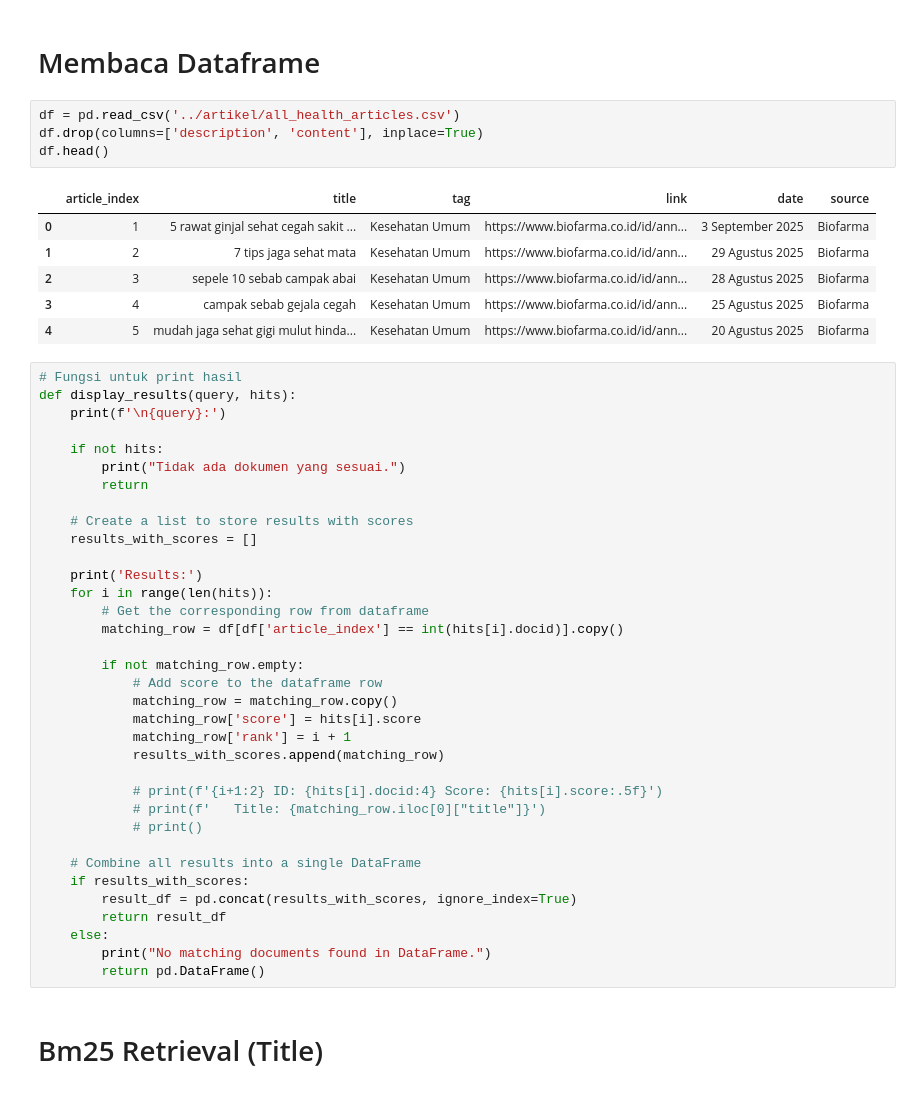
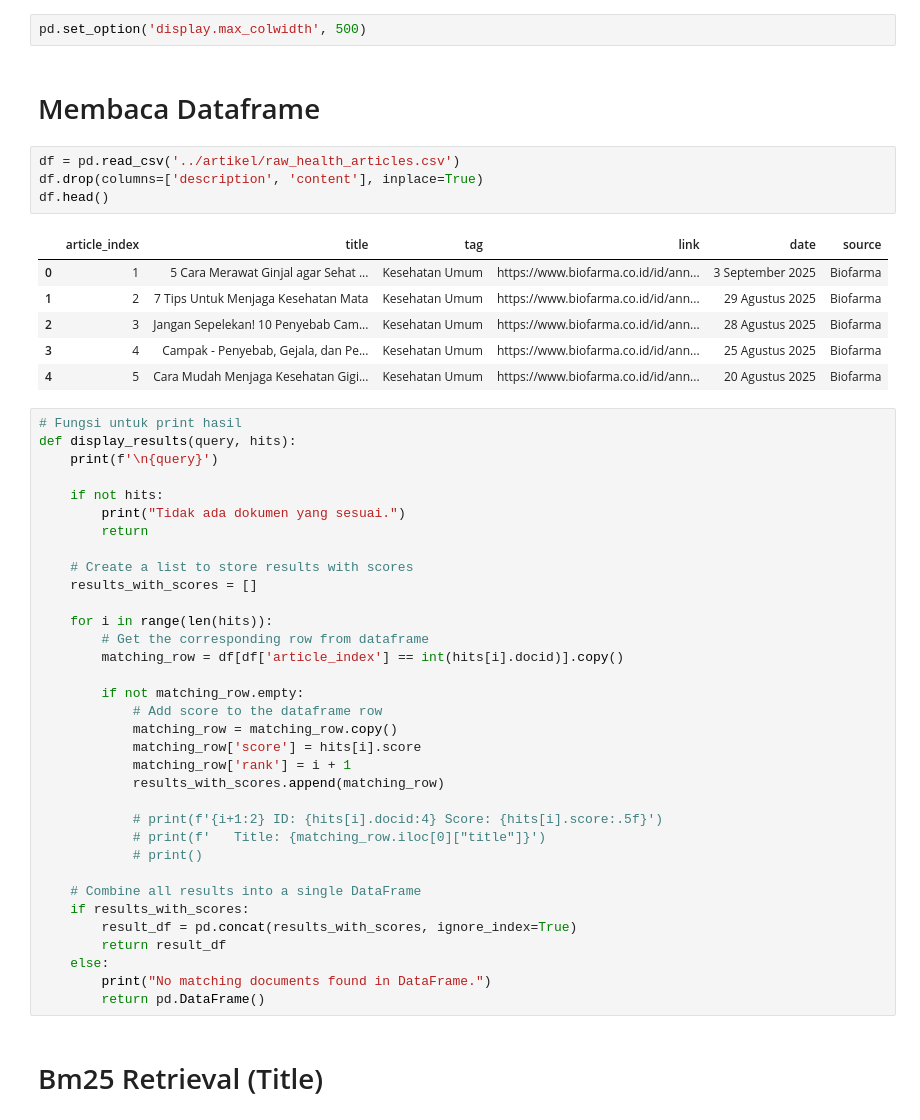
Before and after one commit to lituldust/information-retrieval-project, a Jupyter notebook: kueri/bm25retrieval.ipynb, the cells around one changed output. Cells and saved outputs as stored; diff of their text form.

```diff
--- a/kueri/bm25retrieval.ipynb
+++ b/kueri/bm25retrieval.ipynb
@@ -1,23 +1,25 @@
 # %%
 import pandas as pd
 from pyserini.search.lucene import LuceneSearcher
+# %%
+pd.set_option('display.max_colwidth', 500)
 # %% [markdown]
 # Membaca Dataframe
 # %%
-df = pd.read_csv('../artikel/all_health_articles.csv')
+df = pd.read_csv('../artikel/raw_health_articles.csv')
 df.drop(columns=['description', 'content'], inplace=True)
 df.head()
 # %% [output]
 |  | article_index | title | tag | link | date | source |
-| 0 | 1 | 5 rawat ginjal sehat cegah sakit ... | Kesehatan Umum | https://www.biofarma.co.id/id/ann... | 3 September 2025 | Biofarma |
-| 1 | 2 | 7 tips jaga sehat mata | Kesehatan Umum | https://www.biofarma.co.id/id/ann... | 29 Agustus 2025 | Biofarma |
-| 2 | 3 | sepele 10 sebab campak abai | Kesehatan Umum | https://www.biofarma.co.id/id/ann... | 28 Agustus 2025 | Biofarma |
-| 3 | 4 | campak sebab gejala cegah | Kesehatan Umum | https://www.biofarma.co.id/id/ann... | 25 Agustus 2025 | Biofarma |
-| 4 | 5 | mudah jaga sehat gigi mulut hinda... | Kesehatan Umum | https://www.biofarma.co.id/id/ann... | 20 Agustus 2025 | Biofarma |
+| 0 | 1 | 5 Cara Merawat Ginjal agar Sehat ... | Kesehatan Umum | https://www.biofarma.co.id/id/ann... | 3 September 2025 | Biofarma |
+| 1 | 2 | 7 Tips Untuk Menjaga Kesehatan Mata | Kesehatan Umum | https://www.biofarma.co.id/id/ann... | 29 Agustus 2025 | Biofarma |
+| 2 | 3 | Jangan Sepelekan! 10 Penyebab Cam... | Kesehatan Umum | https://www.biofarma.co.id/id/ann... | 28 Agustus 2025 | Biofarma |
+| 3 | 4 | Campak - Penyebab, Gejala, dan Pe... | Kesehatan Umum | https://www.biofarma.co.id/id/ann... | 25 Agustus 2025 | Biofarma |
+| 4 | 5 | Cara Mudah Menjaga Kesehatan Gigi... | Kesehatan Umum | https://www.biofarma.co.id/id/ann... | 20 Agustus 2025 | Biofarma |
 # %%
 # Fungsi untuk print hasil
 def display_results(query, hits):
-    print(f'\n{query}:')
+    print(f'\n{query}')
 
     if not hits:
         print("Tidak ada dokumen yang sesuai.")
@@ -26,7 +28,6 @@ def display_results(query, hits):
     # Create a list to store results with scores
     results_with_scores = []
 
-    print('Results:')
     for i in range(len(hits)):
         # Get the corresponding row from dataframe
         matching_row = df[df['article_index'] == int(hits[i].docid)].copy()
```
Also changed, not shown: parts of 4 cells of this notebook, 2 other files.
